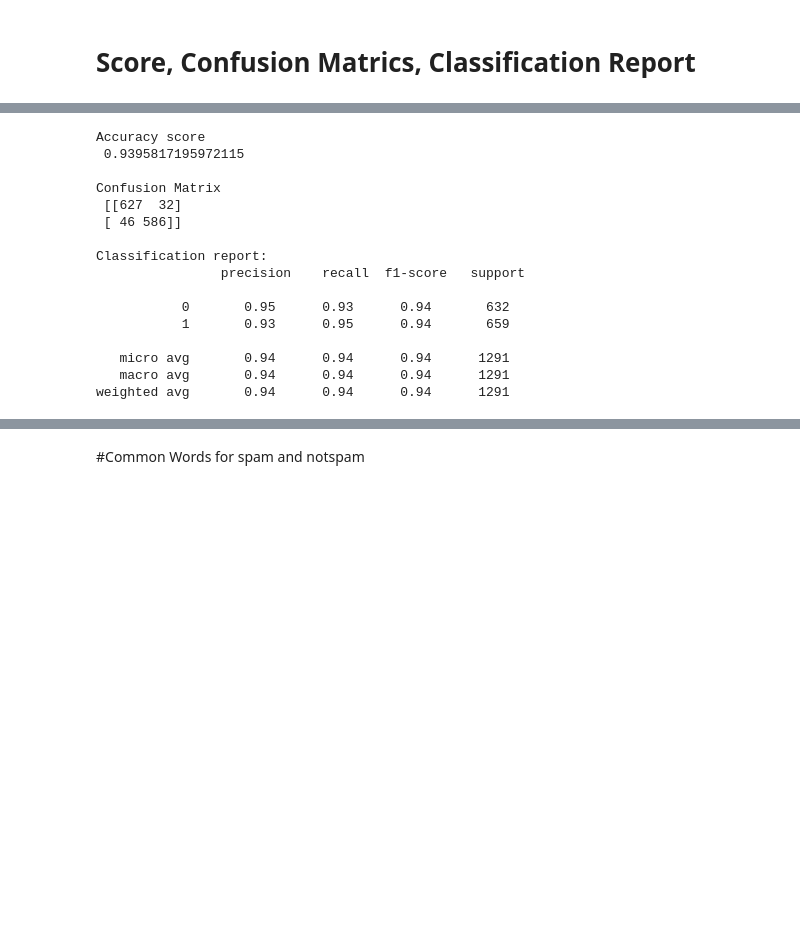
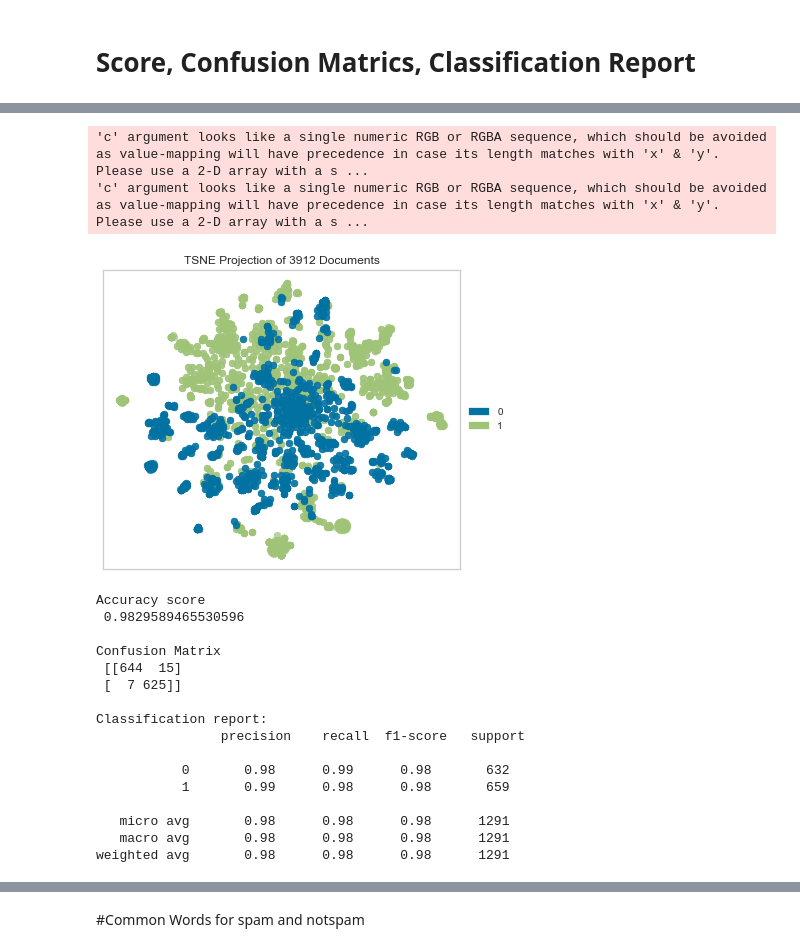
Before and after one commit to nurkayevaa/YouTubeSpam, a Jupyter notebook: YouTubeSpam.ipynb, the cells around one changed output, grey strips where cells are left out. Drawn from its saved outputs; the diff is of its cells as text; code cells hidden in the pictures; blank space fills up the shorter version.

```diff
--- a/YouTubeSpam.ipynb
+++ b/YouTubeSpam.ipynb
@@ -166,2 +170,26 @@ X_train, X_test, y_train, y_test = train_test_split(processed, y, test_size = 0.
 # %% [markdown]
 # Score, Confusion Matrics, Classification Report
+# %%
+ # Import TfidfVectorizer
+from sklearn.feature_extraction.text import TfidfVectorizer
+
+# Initialize a TfidfVectorizer object: tfidf_vectorizer
+tfidf_vectorizer = TfidfVectorizer( ngram_range=(1, 3), stop_words="english", max_df=0.7)
+
+# Transform the training data: tfidf_train
+tfidf_train = tfidf_vectorizer.fit_transform(X_train.values)
+
+
+# Transform the test data: tfidf_test
+tfidf_test = tfidf_vectorizer.transform(X_test.values)
+
+
+# Print the first 10 features
+print(tfidf_vectorizer.get_feature_names()[:10])
+
+
+
+# Print the first 5 vectors of the tfidf training data
+list_= tfidf_train.A[:1].tolist()
+print(list_)
+print(X_train[:1])
@@ -168,8 +228,19 @@ X_train, X_test, y_train, y_test = train_test_split(processed, y, test_size = 0.
+# %%
+from yellowbrick.text import TSNEVisualizer
+from sklearn.feature_extraction.text import TfidfVectorizer
+
+tsne = TSNEVisualizer()
+tsne.fit(features, labels)
+tsne.poof()
+# %% [output]
+'c' argument looks like a single numeric RGB or RGBA sequence, which should be avoided as value-mapping will have precedence in case its length matches with 'x' & 'y'.  Please use a 2-D array with a s ...
+'c' argument looks like a single numeric RGB or RGBA sequence, which should be avoided as value-mapping will have precedence in case its length matches with 'x' & 'y'.  Please use a 2-D array with a s ...
+[figure, added]
 # %%
 
 
 # Create a Multinomial Naive Bayes classifier: nb_classifier
-nb_classifier = MultinomialNB()
+nb_classifier = LinearSVC()
 
 # Fit the classifier to the training data
 nb_classifier.fit(tfidf_train, y_train)
@@ -186,7 +257,6 @@ cm = metrics.confusion_matrix(y_test, pred, labels=[1, 0])
 print('\nConfusion Matrix\n', cm)
 
 
-knn = KNeighborsClassifier(n_neighbors=6)
 
 #y_pred = knn.predict(X_test)
 
@@ -195,21 +265,21 @@ knn = KNeighborsClassifier(n_neighbors=6)
 print('\nClassification report:\n ', classification_report(y_test, pred))
 # %% [output]
 Accuracy score
- 0.9395817195972115
+ 0.9829589465530596
 
 Confusion Matrix
- [[627  32]
- [ 46 586]]
+ [[644  15]
+ [  7 625]]
 
 Classification report:
                 precision    recall  f1-score   support
 
-           0       0.95      0.93      0.94       632
-           1       0.93      0.95      0.94       659
+           0       0.98      0.99      0.98       632
+           1       0.99      0.98      0.98       659
 
-   micro avg       0.94      0.94      0.94      1291
-   macro avg       0.94      0.94      0.94      1291
-weighted avg       0.94      0.94      0.94      1291
+   micro avg       0.98      0.98      0.98      1291
+   macro avg       0.98      0.98      0.98      1291
+weighted avg       0.98      0.98      0.98      1291
 # %%
 #confusion Matrix Visualised
 uniform_data = np.random.rand(10, 12)
```
Also changed, not shown: parts of 15 cells of this notebook.
